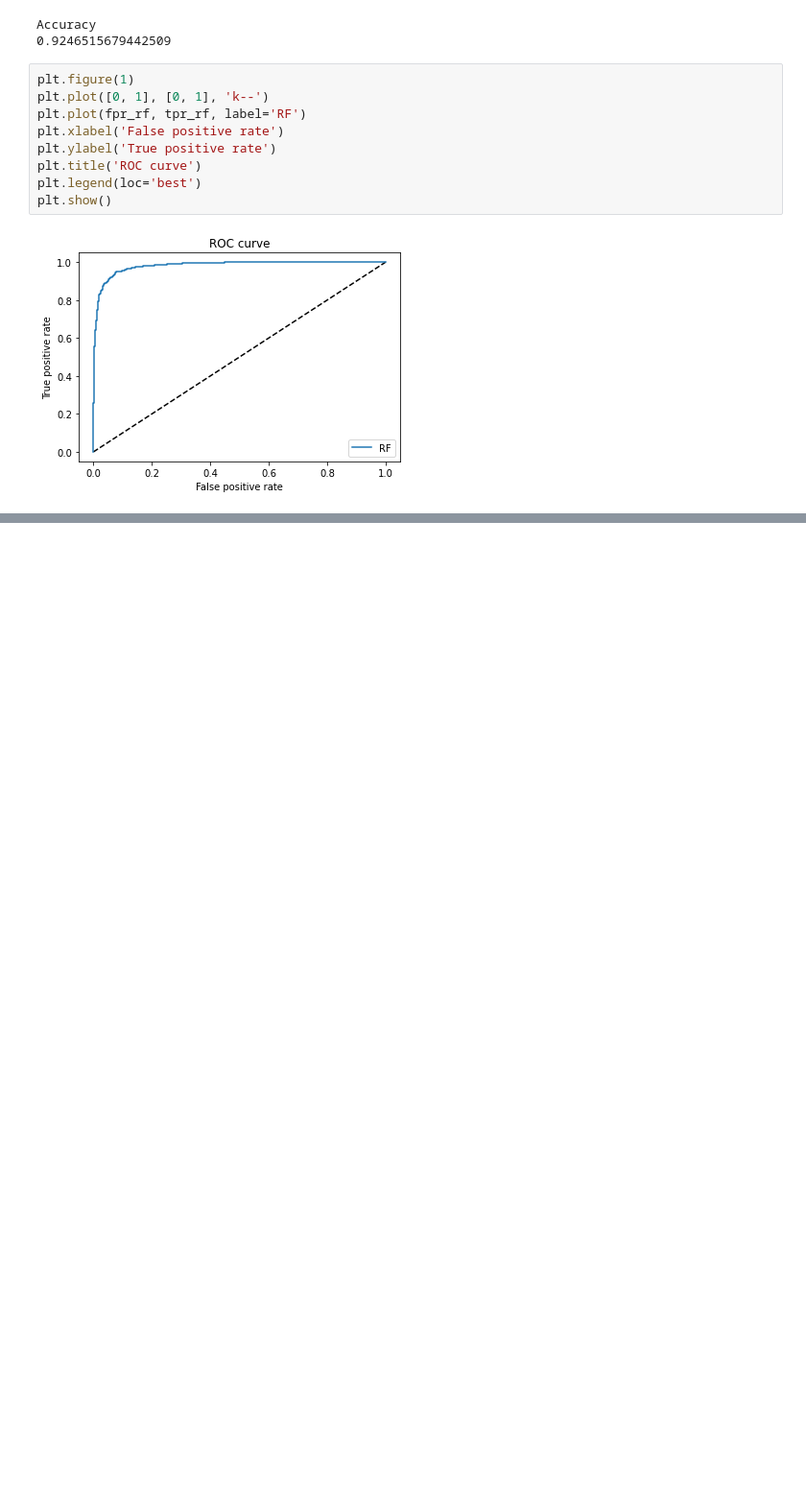
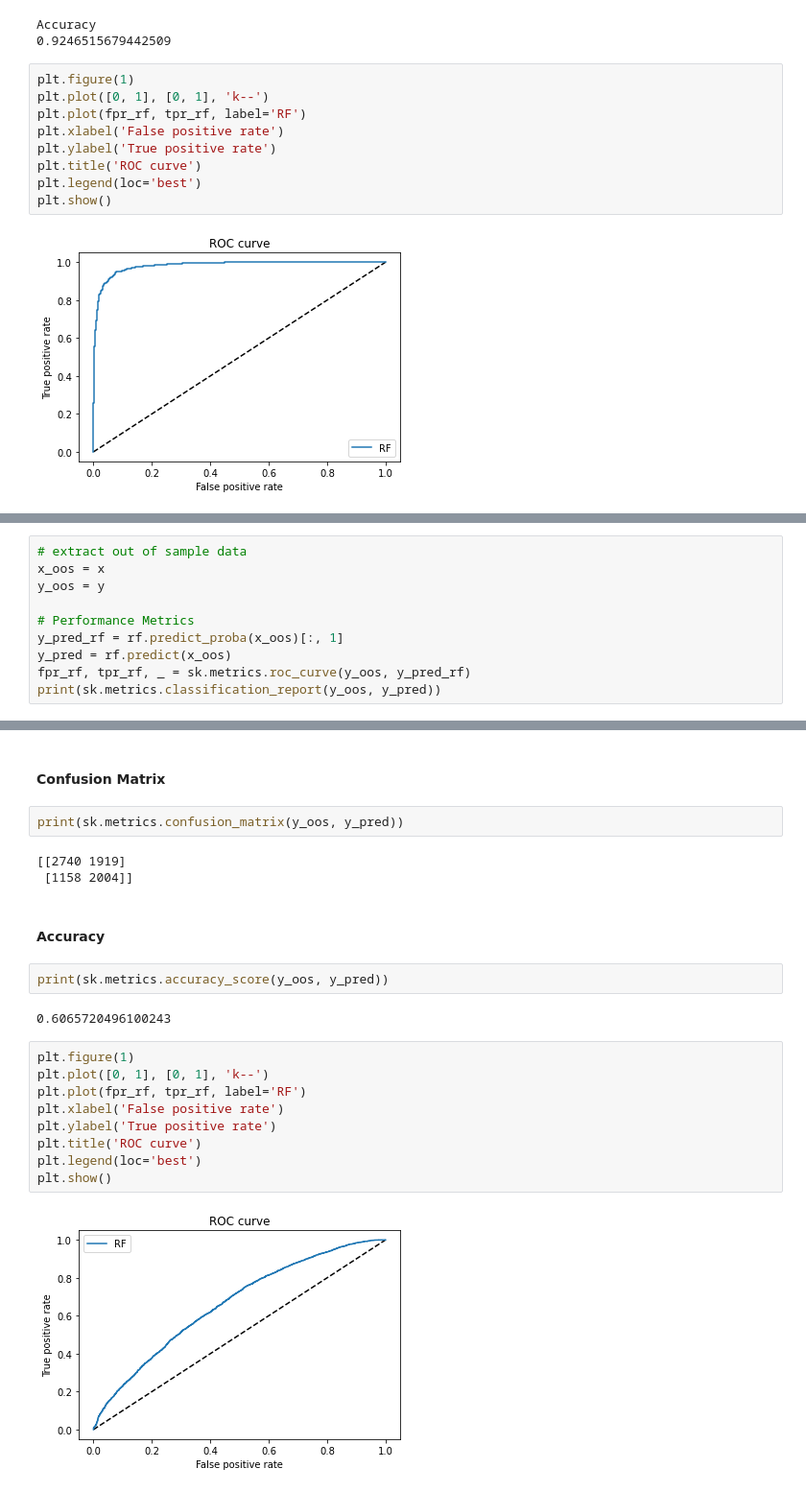
Before and after one commit to LaoKpa/openquant, a Jupyter notebook: ml-pipeline/meta_labeling.ipynb, the cells around one changed output, grey strips where cells are left out. Shown: that part at 96% size. Saved outputs shown, nothing was run; the diff lists cells and outputs as text; blank space fills up the shorter version.

```diff
--- a/ml-pipeline/meta_labeling.ipynb
+++ b/ml-pipeline/meta_labeling.ipynb
@@ -497,0 +714,10 @@ plt.show()
+# %%
+# extract out of sample data
+x_oos = x
+y_oos = y
+
+# Performance Metrics
+y_pred_rf = rf.predict_proba(x_oos)[:, 1]
+y_pred = rf.predict(x_oos)
+fpr_rf, tpr_rf, _ = sk.metrics.roc_curve(y_oos, y_pred_rf)
+print(sk.metrics.classification_report(y_oos, y_pred))
@@ -497,0 +733,24 @@ plt.show()
+# %% [markdown]
+#### Confusion Matrix
+# %%
+print(sk.metrics.confusion_matrix(y_oos, y_pred))
+# %% [output]
+[[2740 1919]
+ [1158 2004]]
+# %% [markdown]
+#### Accuracy
+# %%
+print(sk.metrics.accuracy_score(y_oos, y_pred))
+# %% [output]
+0.6065720496100243
+# %%
+plt.figure(1)
+plt.plot([0, 1], [0, 1], 'k--')
+plt.plot(fpr_rf, tpr_rf, label='RF')
+plt.xlabel('False positive rate')
+plt.ylabel('True positive rate')
+plt.title('ROC curve')
+plt.legend(loc='best')
+plt.show()
+# %% [output]
+[figure, added]
```
Also changed, not shown: parts of 37 cells of this notebook.
